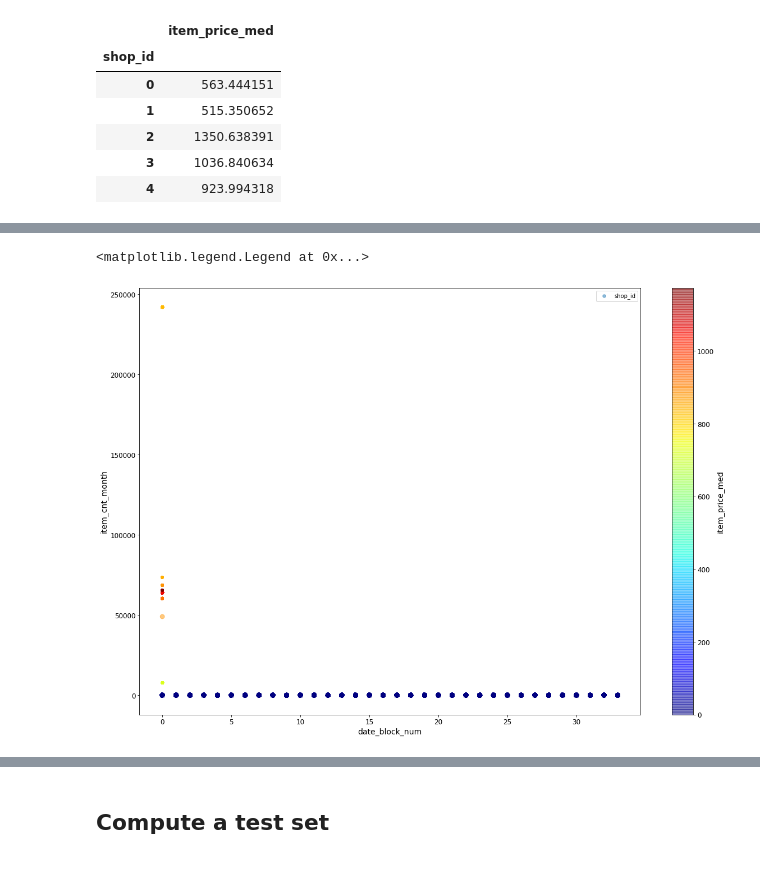
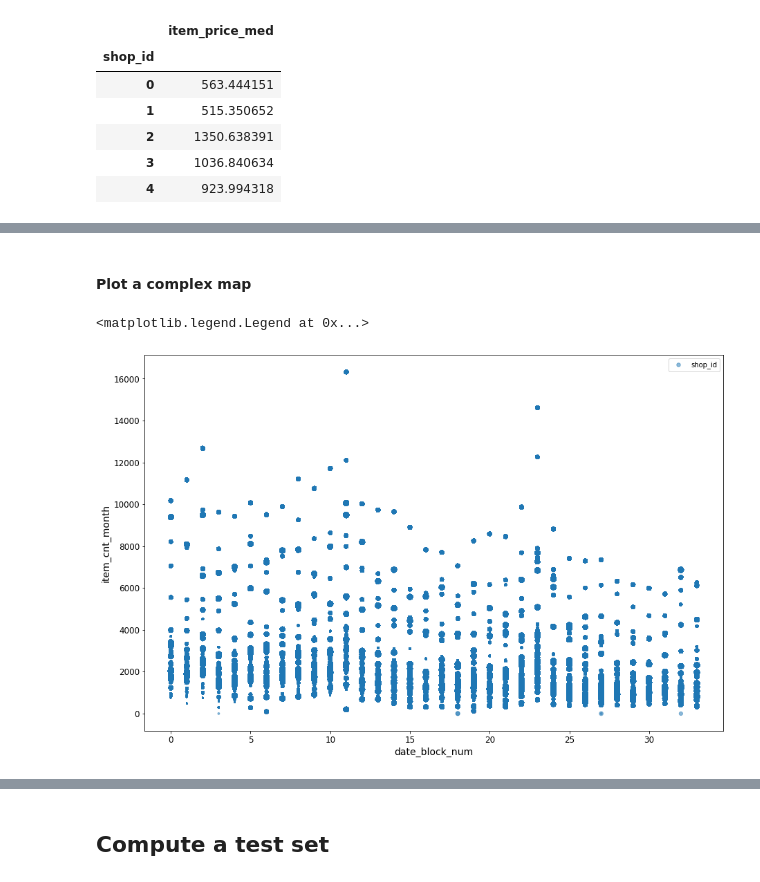
Before and after one commit to nyculescu/kaggle__competitive_data_science_predict_future_sales, a Jupyter notebook: 01_kernel_nb.ipynb, the cells around one changed output, grey strips where cells are left out. Cells and saved outputs as stored; diff of their text form; code cells hidden in the pictures.

```diff
--- a/01_kernel_nb.ipynb
+++ b/01_kernel_nb.ipynb
@@ -378,14 +401,0 @@ The method below takes too much time to run
-# %%
-%%time
-
-for row in sales_train_.iterrows():
-  clear_output()
-  print(row)
-  idx_s = int(sales_train_.loc[sales_train_.index[row[0]], "shop_id"])
-  idx_m = int(sales_train_.loc[sales_train_.index[row[0]], "date_block_num"])
-
-  #item_price_med = sales_train_gb_sh["item_price_med"][idx_s]
-  #sales_train_.loc[sales_train_.index[row[0]], "item_price_med"] = item_price_med
-
-  item_cnt_month = sales_train_gb_mth["item_cnt_month"]
-  sales_train_.loc[sales_train_.index[row[0]], "item_cnt_month"] = int(item_cnt_month[idx_s][idx_m])
@@ -391,0 +408,13 @@ for row in sales_train_.iterrows():
+# %%
+import datetime
+
+sales_train_c = []
+
+print(datetime.datetime.now())
+for row in sales_train_.iterrows():
+  item_cnt_month = sales_train_gb_mth["item_cnt_month"]
+  item_cnt_month_n = item_cnt_month[row[1][1]][row[1][0]]
+
+  sales_train_c.append(int(item_cnt_month_n))
+
+print(datetime.datetime.now())
@@ -392,7 +423,6 @@ for row in sales_train_.iterrows():
+# %%
+sales_train_['item_cnt_month'] = sales_train_c
 # %%
 # Colab
 sales_train_.to_csv(r"drive/My Drive/Colab Notebooks/datasets/sales_train_reshaped.csv")
-# %%
-sales_train_["item_price_med"] = sales_train_["item_price_med"].astype('int')
-sales_train_["item_cnt_month"] = sales_train_["item_cnt_month"].astype('int')
 # %%
@@ -416,14 +431,16 @@ sales_train_.head(n=-10)
+# %% [markdown]
+#### Plot a complex map
 # %%
 sales_train_.plot(kind="scatter",
                   x="date_block_num",
                   y="item_cnt_month",
                   s=sales_train_["shop_id"], # the size of the circles
                   label="shop_id",
-                  c="item_price_med", cmap=plt.get_cmap("jet"), colorbar=True, # the color of the circles
-                  figsize=(20,14),
+                  # c="item_price_med", cmap=plt.get_cmap("jet"), colorbar=True, # the color of the circles
+                  figsize=(15,10),
                   alpha=0.5, sharex=False
                   )
 plt.legend()
 # %% [output]
 <matplotlib.legend.Legend at 0x...>
-[figure, old version]
+[figure, new version]
```
Also changed, not shown: parts of 28 cells of this notebook.
